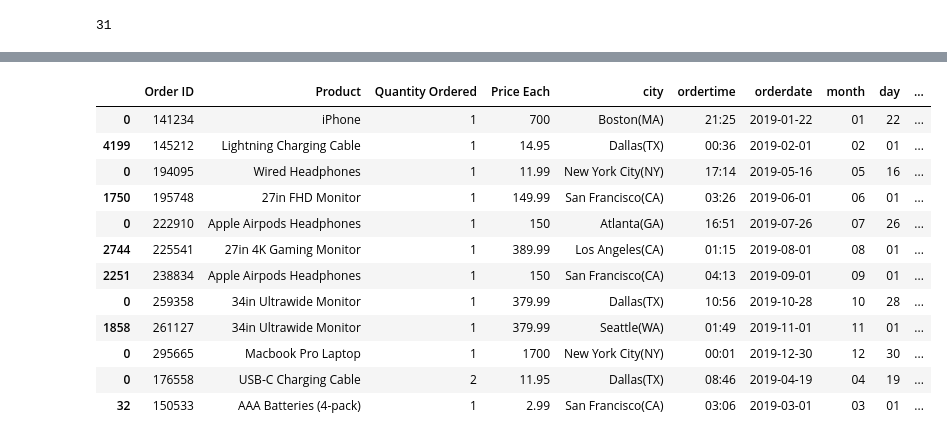
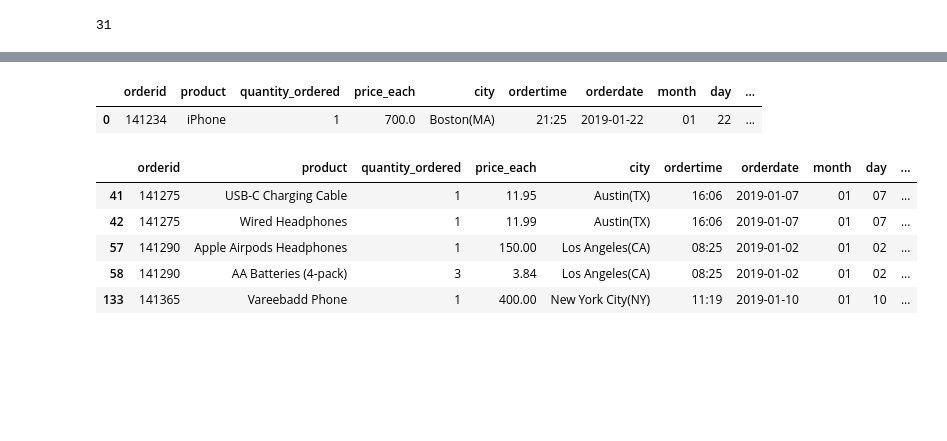
Before and after one commit to Xwyzworms/Tabular-Data-Small-Projects, a Jupyter notebook: SalesDataAnalysis.ipynb, the cells around one changed output, grey strips where cells are left out. Drawn from its saved outputs; the diff is of its cells as text; code cells hidden in the pictures; blank space fills up the shorter version.

```diff
--- a/SalesDataAnalysis.ipynb
+++ b/SalesDataAnalysis.ipynb
@@ -228,0 +248,4 @@ dfCleaned.groupby(['day']).aggregate({np.sum,np.mean,np.median})[["quantity_orde
+# %%
+dfCleaned["Hour"] = dfCleaned["ordertime"].str[0:2]
+dfCleaned["Minute"] = dfCleaned["ordertime"].str[3:5]
+dfCleaned.head(1)[["Hour","Minute"]]
@@ -229,16 +304,15 @@ dfCleaned.groupby(['day']).aggregate({np.sum,np.mean,np.median})[["quantity_orde
 # %%
-dfCleaned.groupby(["month"]).head(1)
+dfCleaned.head(1)
 # %% [output]
-|  | Order ID | Product | Quantity Ordered | Price Each | city | ordertime | orderdate | month | day | ... |
-| 0 | 141234 | iPhone | 1 | 700 | Boston(MA) | 21:25 | 2019-01-22 | 01 | 22 | ... |
-| 4199 | 145212 | Lightning Charging Cable | 1 | 14.95 | Dallas(TX) | 00:36 | 2019-02-01 | 02 | 01 | ... |
-| 0 | 194095 | Wired Headphones | 1 | 11.99 | New York City(NY) | 17:14 | 2019-05-16 | 05 | 16 | ... |
-| 1750 | 195748 | 27in FHD Monitor | 1 | 149.99 | San Francisco(CA) | 03:26 | 2019-06-01 | 06 | 01 | ... |
-| 0 | 222910 | Apple Airpods Headphones | 1 | 150 | Atlanta(GA) | 16:51 | 2019-07-26 | 07 | 26 | ... |
-| 2744 | 225541 | 27in 4K Gaming Monitor | 1 | 389.99 | Los Angeles(CA) | 01:15 | 2019-08-01 | 08 | 01 | ... |
-| 2251 | 238834 | Apple Airpods Headphones | 1 | 150 | San Francisco(CA) | 04:13 | 2019-09-01 | 09 | 01 | ... |
-| 0 | 259358 | 34in Ultrawide Monitor | 1 | 379.99 | Dallas(TX) | 10:56 | 2019-10-28 | 10 | 28 | ... |
-| 1858 | 261127 | 34in Ultrawide Monitor | 1 | 379.99 | Seattle(WA) | 01:49 | 2019-11-01 | 11 | 01 | ... |
-| 0 | 295665 | Macbook Pro Laptop | 1 | 1700 | New York City(NY) | 00:01 | 2019-12-30 | 12 | 30 | ... |
-| 0 | 176558 | USB-C Charging Cable | 2 | 11.95 | Dallas(TX) | 08:46 | 2019-04-19 | 04 | 19 | ... |
-| 32 | 150533 | AAA Batteries (4-pack) | 1 | 2.99 | San Francisco(CA) | 03:06 | 2019-03-01 | 03 | 01 | ... |
+|  | orderid | product | quantity_ordered | price_each | city | ordertime | orderdate | month | day | ... |
+| 0 | 141234 | iPhone | 1 | 700.0 | Boston(MA) | 21:25 | 2019-01-22 | 01 | 22 | ... |
+# %%
+NODuplicateDf = dfCleaned[dfCleaned["orderid"].duplicated(keep = False)]
+NODuplicateDf.head()
+# %% [output]
+|  | orderid | product | quantity_ordered | price_each | city | ordertime | orderdate | month | day | ... |
+| 41 | 141275 | USB-C Charging Cable | 1 | 11.95 | Austin(TX) | 16:06 | 2019-01-07 | 01 | 07 | ... |
+| 42 | 141275 | Wired Headphones | 1 | 11.99 | Austin(TX) | 16:06 | 2019-01-07 | 01 | 07 | ... |
+| 57 | 141290 | Apple Airpods Headphones | 1 | 150.00 | Los Angeles(CA) | 08:25 | 2019-01-02 | 01 | 02 | ... |
+| 58 | 141290 | AA Batteries (4-pack) | 3 | 3.84 | Los Angeles(CA) | 08:25 | 2019-01-02 | 01 | 02 | ... |
+| 133 | 141365 | Vareebadd Phone | 1 | 400.00 | New York City(NY) | 11:19 | 2019-01-10 | 01 | 10 | ... |
```
Also changed, not shown: parts of 12 cells of this notebook.
